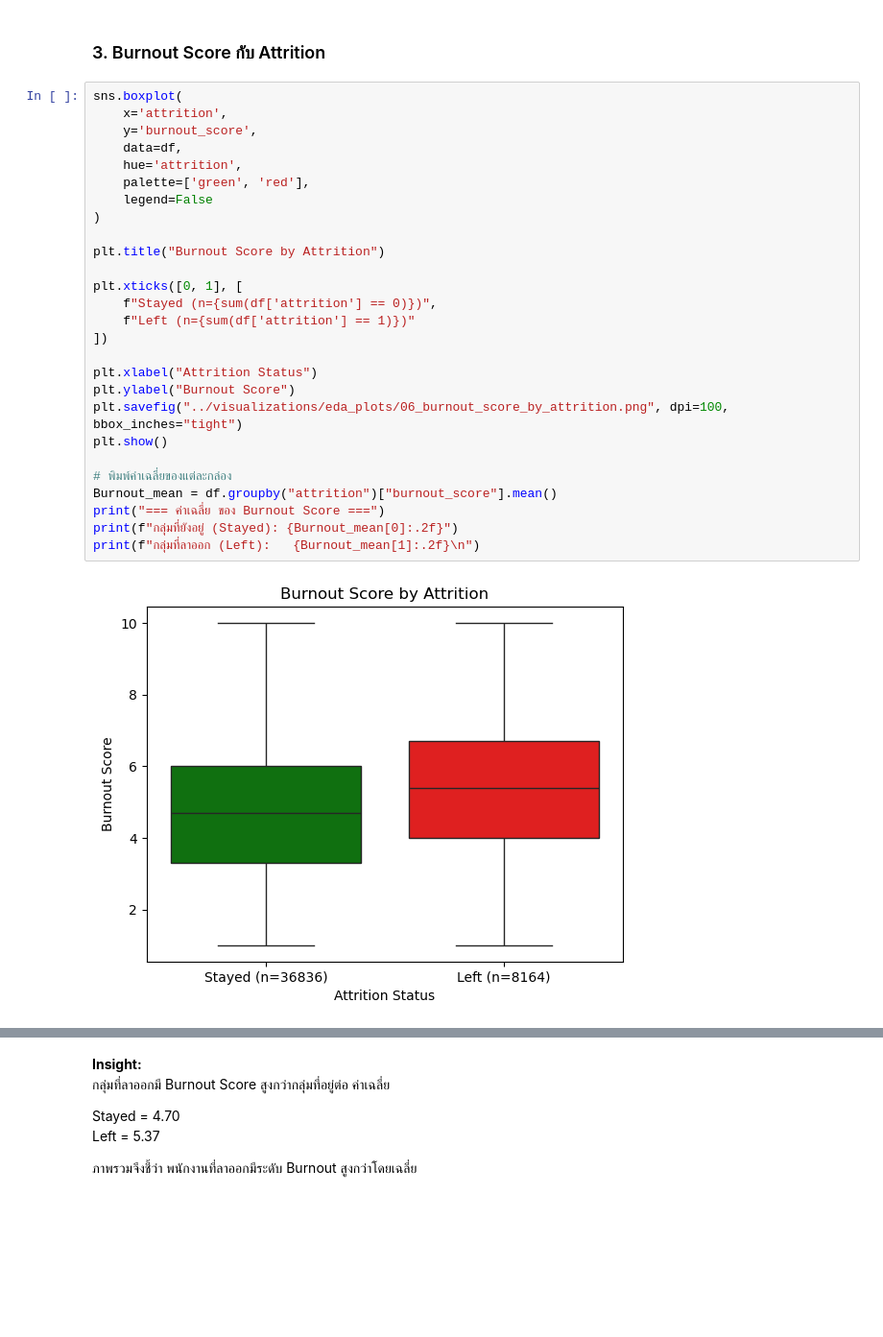
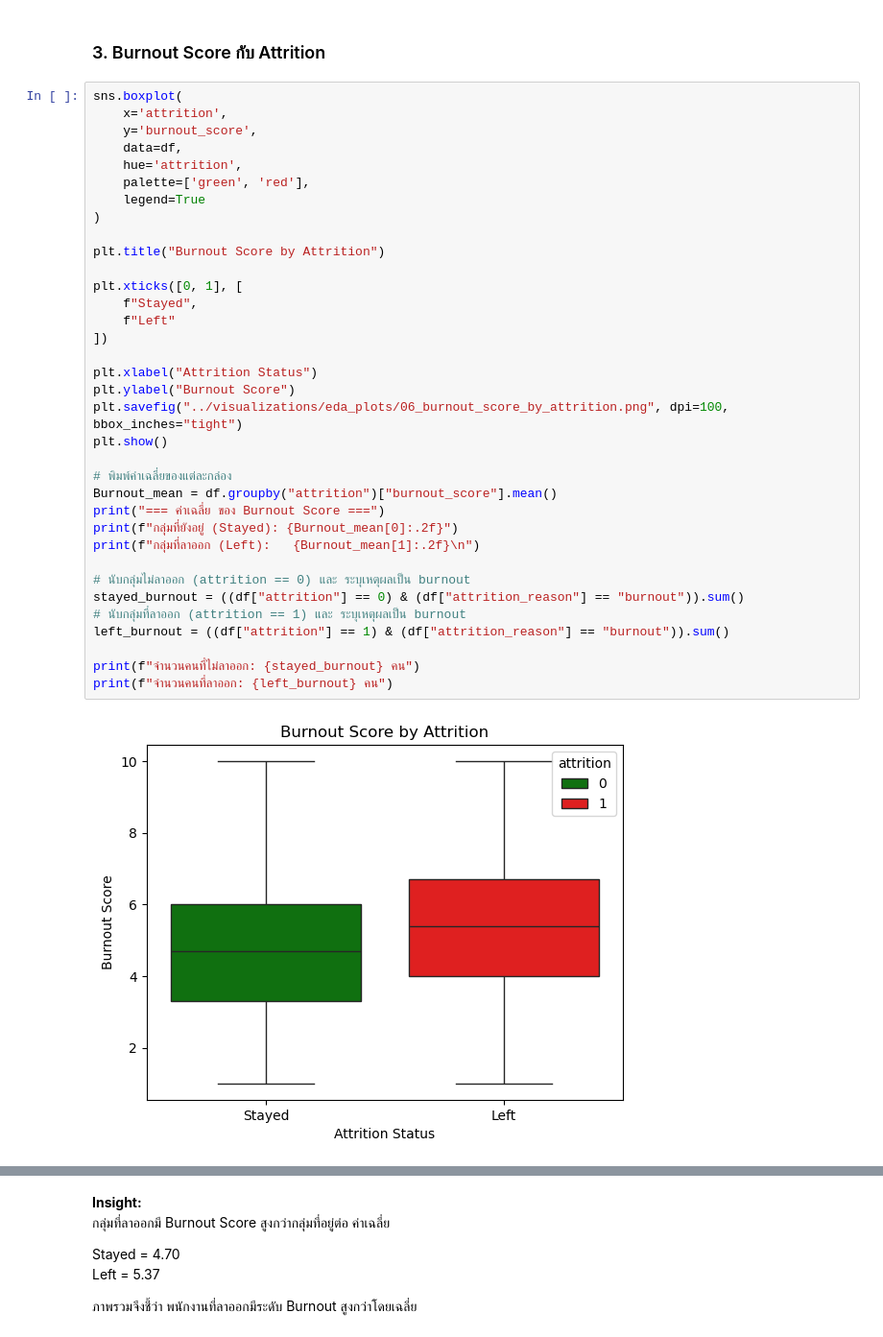
Before and after one commit to DDECHH/Employee-Attrition, a Jupyter notebook: notebooks/02_data_visualization.ipynb, the cells around one changed output, grey strips where cells are left out. Shown at 96% size. Cells and saved outputs as stored; diff of their text form; blank space fills up the shorter version.

```diff
--- a/notebooks/02_data_visualization.ipynb
+++ b/notebooks/02_data_visualization.ipynb
@@ -248,32 +255,40 @@ plt.show()
 # %%
 sns.boxplot(
     x='attrition',
     y='burnout_score',
     data=df,
     hue='attrition',
     palette=['green', 'red'],
-    legend=False
+    legend=True
 )
 
 plt.title("Burnout Score by Attrition")
 
 plt.xticks([0, 1], [
-    f"Stayed (n={sum(df['attrition'] == 0)})",
-    f"Left (n={sum(df['attrition'] == 1)})"
+    f"Stayed",
+    f"Left"
 ])
 
 plt.xlabel("Attrition Status")
 plt.ylabel("Burnout Score")
 plt.savefig("../visualizations/eda_plots/06_burnout_score_by_attrition.png", dpi=100, bbox_inches="tight")
 plt.show()
 
 # พิมพ์ค่าเฉลี่ยของแต่ละกล่อง
 Burnout_mean = df.groupby("attrition")["burnout_score"].mean()
 print("=== ค่าเฉลี่ย ของ Burnout Score ===")
 print(f"กลุ่มที่ยังอยู่ (Stayed): {Burnout_mean[0]:.2f}")
 print(f"กลุ่มที่ลาออก (Left):   {Burnout_mean[1]:.2f}\n")
+
+# นับกลุ่มไม่ลาออก (attrition == 0) และ ระบุเหตุผลเป็น burnout
+stayed_burnout = ((df["attrition"] == 0) & (df["attrition_reason"] == "burnout")).sum()
+# นับกลุ่มที่ลาออก (attrition == 1) และ ระบุเหตุผลเป็น burnout
+left_burnout = ((df["attrition"] == 1) & (df["attrition_reason"] == "burnout")).sum()
+
+print(f"จำนวนคนที่ไม่ลาออก: {stayed_burnout} คน")
+print(f"จำนวนคนที่ลาออก: {left_burnout} คน")
 # %% [output]
-[figure, old version]
+[figure, new version]
 === ค่าเฉลี่ย ของ Burnout Score ===
 กลุ่มที่ยังอยู่ (Stayed): 4.70
 กลุ่มที่ลาออก (Left):   5.37
```
Also changed, not shown: parts of 10 cells of this notebook, 5 other files.
